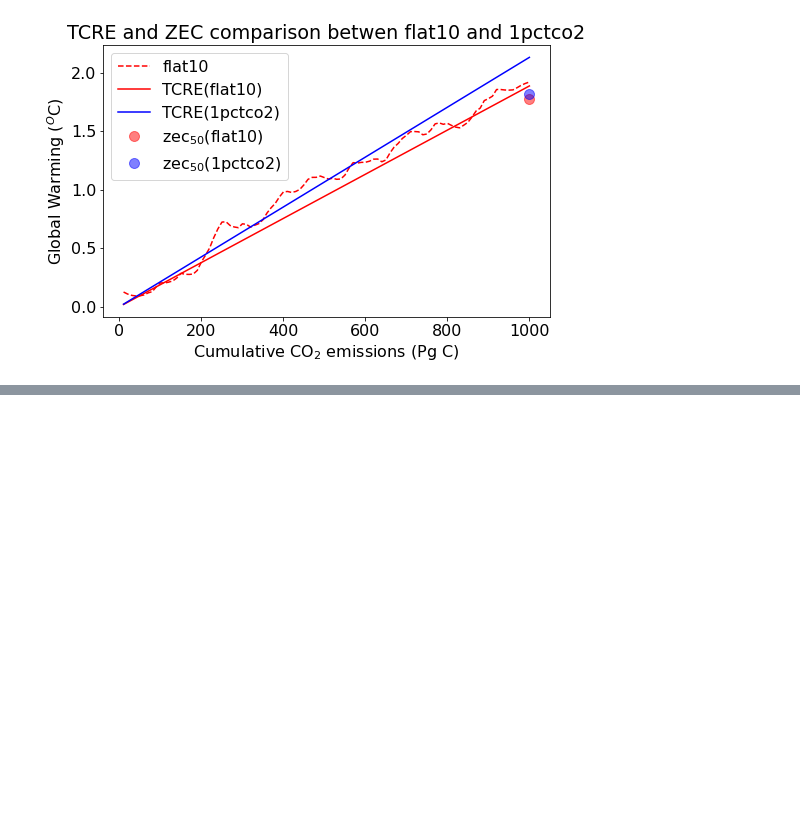
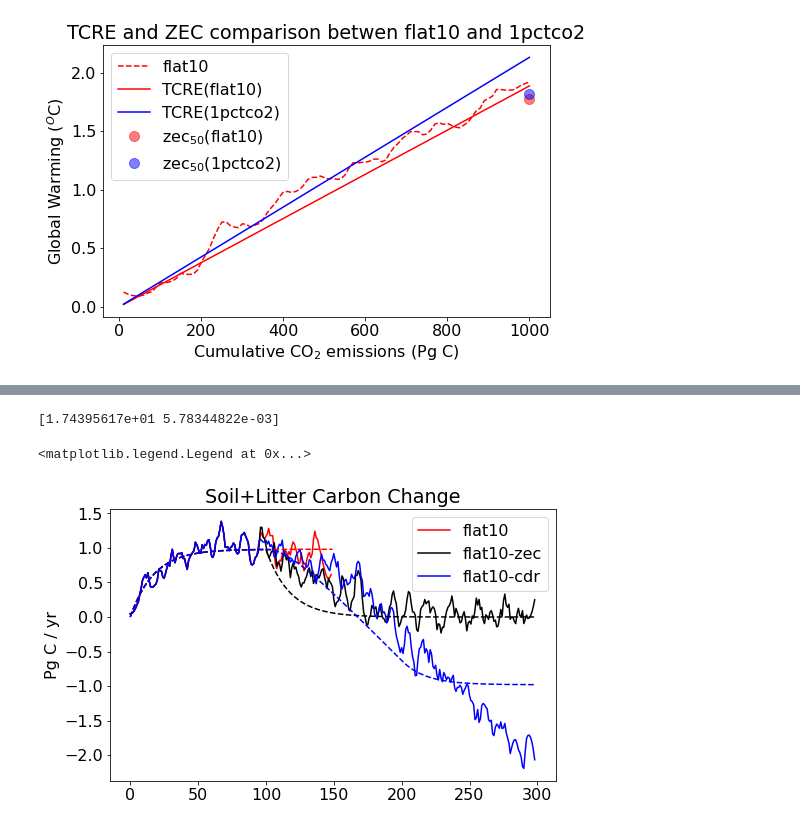
Before and after one commit to ckoven/flat10, a Jupyter notebook: flat10-analysis.ipynb, the cells around one changed output, grey strips where cells are left out. Drawn from its saved outputs; the diff is of its cells as text; code cells hidden in the pictures; blank space fills up the shorter version.

```diff
--- a/flat10-analysis.ipynb
+++ b/flat10-analysis.ipynb
@@ -581,0 +587,23 @@ emiss_land_map.plot(levels=np.arange(-50,50)*1e-10)
+# %%
+params_cdead, fit_cdead = scipy.optimize.curve_fit(memory, emiss[101:], d_deadc_dt_flat10, [12., 0.03])
+print(params_cdead)
+
+pred_dcdead_dt_flat10 = memory(emiss[100:], params_cdead[0], params_cdead[1])
+pred_dcdead_dt_zec = memory(emiss_zec[100:], params_cdead[0], params_cdead[1])
+pred_dcdead_dt_cdr = memory(emiss_cdr[100:], params_cdead[0], params_cdead[1])
+
+
+plt.plot(np.arange(len(d_deadc_dt_flat10)), savgol_filter(d_deadc_dt_flat10.data,11), color='red')
+plt.plot(np.arange(len(d_deadc_dt_zec)), savgol_filter(d_deadc_dt_zec.data,11), color='black')
+plt.plot(np.arange(len(d_deadc_dt_cdr)), savgol_filter(d_deadc_dt_cdr.data,11), color='blue')
+plt.plot(np.arange(len(pred_dcdead_dt_flat10)),pred_dcdead_dt_flat10, color='red', linestyle='dashed')
+plt.plot(np.arange(len(pred_dcdead_dt_zec)),pred_dcdead_dt_zec, color='black', linestyle='dashed')
+plt.plot(np.arange(len(pred_dcdead_dt_cdr)),pred_dcdead_dt_cdr, color='blue', linestyle='dashed')
+
+plt.title('Soil+Litter Carbon Change')
+plt.ylabel('Pg C / yr')
+plt.legend(['flat10','flat10-zec','flat10-cdr'])
+# %% [output]
+[1.74395617e+01 5.78344822e-03]
+<matplotlib.legend.Legend at 0x...>
+[figure, added]
```
Also changed, not shown: parts of 45 cells of this notebook.
